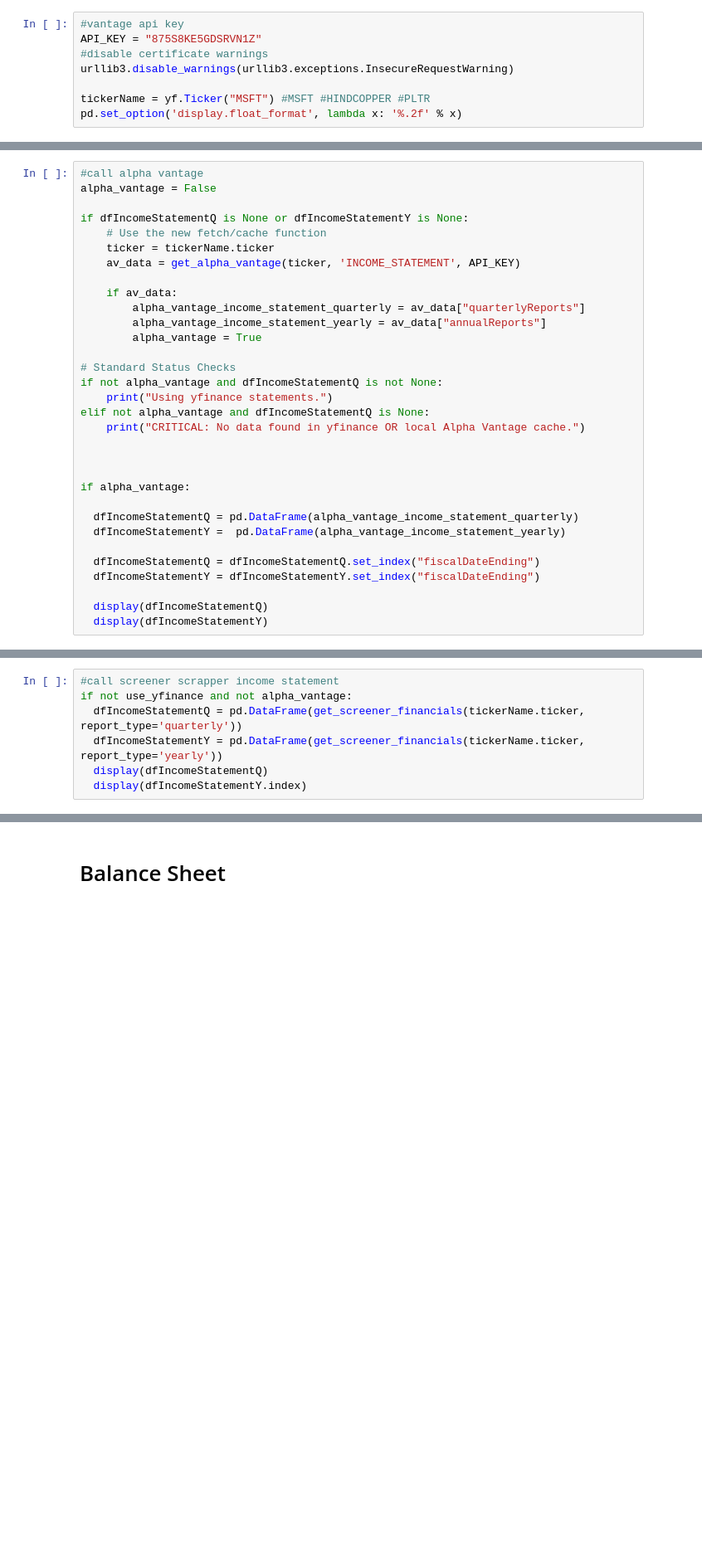
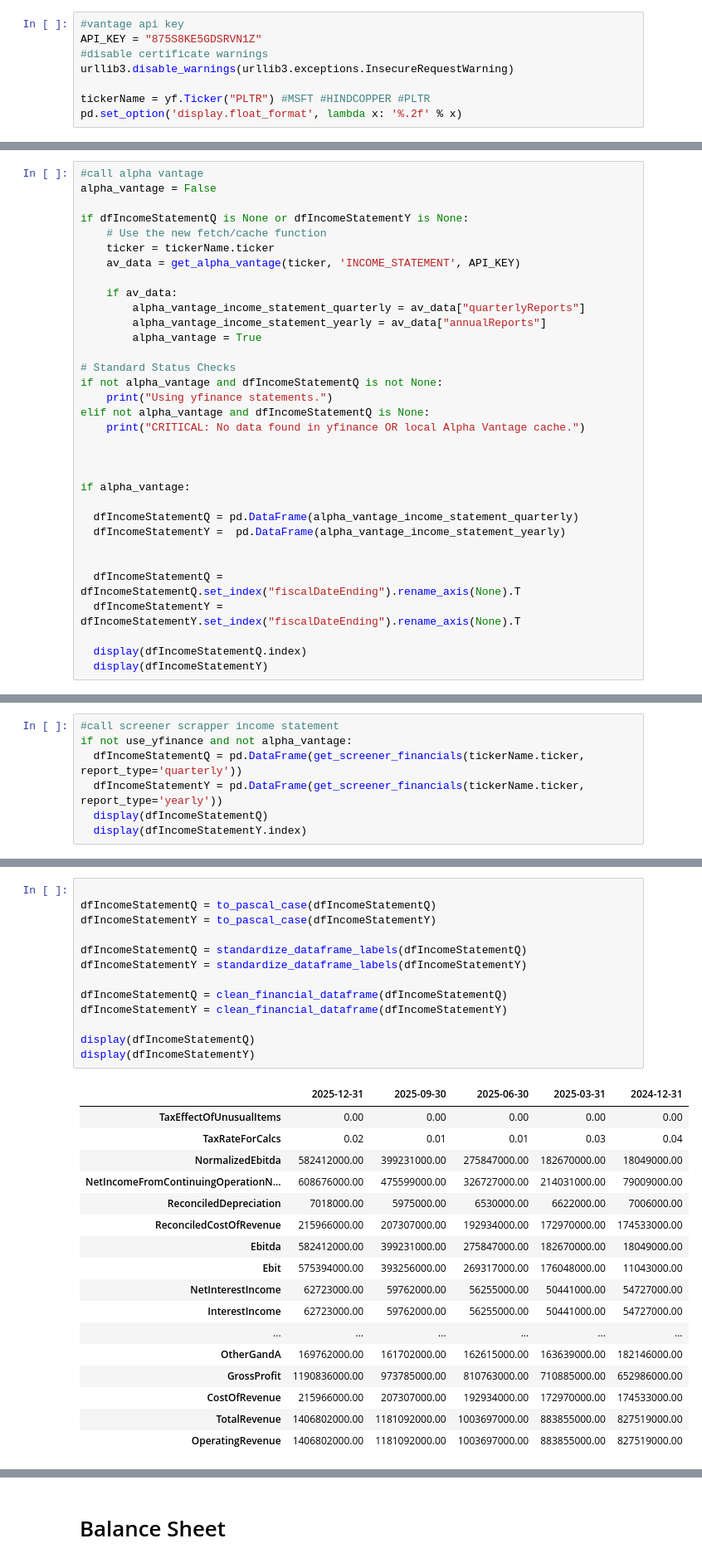
Before and after one commit to ashishmaharana188/financial_ETL_project, a Jupyter notebook: statementScrape.ipynb, the cells around one changed output, grey strips where cells are left out. Shown at 83% size. Cells and saved outputs as stored; diff of their text form; blank space fills up the shorter version.

Commit message:
INCOME_STATEMENT_module

```diff
--- a/statementScrape.ipynb
+++ b/statementScrape.ipynb
@@ -16,7 +17,7 @@ API_KEY = "875S8KE5GDSRVN1Z"
 #disable certificate warnings
 urllib3.disable_warnings(urllib3.exceptions.InsecureRequestWarning)
 
-tickerName = yf.Ticker("MSFT") #MSFT #HINDCOPPER #PLTR
+tickerName = yf.Ticker("PLTR") #MSFT #HINDCOPPER #PLTR
 pd.set_option('display.float_format', lambda x: '%.2f' % x)
 # %%
 CACHE_DIR = "offline_statements"
@@ -174,8 +201,9 @@ if alpha_vantage:
   dfIncomeStatementQ = pd.DataFrame(alpha_vantage_income_statement_quarterly)
   dfIncomeStatementY =  pd.DataFrame(alpha_vantage_income_statement_yearly)
 
-  dfIncomeStatementQ = dfIncomeStatementQ.set_index("fiscalDateEnding")
-  dfIncomeStatementY = dfIncomeStatementY.set_index("fiscalDateEnding")
 
-  display(dfIncomeStatementQ)
+  dfIncomeStatementQ = dfIncomeStatementQ.set_index("fiscalDateEnding").rename_axis(None).T
+  dfIncomeStatementY = dfIncomeStatementY.set_index("fiscalDateEnding").rename_axis(None).T
+
+  display(dfIncomeStatementQ.index)
   display(dfIncomeStatementY)
@@ -492,0 +579,31 @@ if 'TaxProvision' not in dfIncomeStatementY.index:
+# %%
+
+dfIncomeStatementQ = to_pascal_case(dfIncomeStatementQ)
+dfIncomeStatementY = to_pascal_case(dfIncomeStatementY)
+
+dfIncomeStatementQ = standardize_dataframe_labels(dfIncomeStatementQ)
+dfIncomeStatementY = standardize_dataframe_labels(dfIncomeStatementY)
+
+dfIncomeStatementQ = clean_financial_dataframe(dfIncomeStatementQ)
+dfIncomeStatementY = clean_financial_dataframe(dfIncomeStatementY)
+
+display(dfIncomeStatementQ)
+display(dfIncomeStatementY)
+# %% [output]
+|  | 2025-12-31 | 2025-09-30 | 2025-06-30 | 2025-03-31 | 2024-12-31 |
+| TaxEffectOfUnusualItems | 0.00 | 0.00 | 0.00 | 0.00 | 0.00 |
+| TaxRateForCalcs | 0.02 | 0.01 | 0.01 | 0.03 | 0.04 |
+| NormalizedEbitda | 582412000.00 | 399231000.00 | 275847000.00 | 182670000.00 | 18049000.00 |
+| NetIncomeFromContinuingOperationN... | 608676000.00 | 475599000.00 | 326727000.00 | 214031000.00 | 79009000.00 |
+| ReconciledDepreciation | 7018000.00 | 5975000.00 | 6530000.00 | 6622000.00 | 7006000.00 |
+| ReconciledCostOfRevenue | 215966000.00 | 207307000.00 | 192934000.00 | 172970000.00 | 174533000.00 |
+| Ebitda | 582412000.00 | 399231000.00 | 275847000.00 | 182670000.00 | 18049000.00 |
+| Ebit | 575394000.00 | 393256000.00 | 269317000.00 | 176048000.00 | 11043000.00 |
+| NetInterestIncome | 62723000.00 | 59762000.00 | 56255000.00 | 50441000.00 | 54727000.00 |
+| InterestIncome | 62723000.00 | 59762000.00 | 56255000.00 | 50441000.00 | 54727000.00 |
+| ... | ... | ... | ... | ... | ... |
+| OtherGandA | 169762000.00 | 161702000.00 | 162615000.00 | 163639000.00 | 182146000.00 |
+| GrossProfit | 1190836000.00 | 973785000.00 | 810763000.00 | 710885000.00 | 652986000.00 |
+| CostOfRevenue | 215966000.00 | 207307000.00 | 192934000.00 | 172970000.00 | 174533000.00 |
+| TotalRevenue | 1406802000.00 | 1181092000.00 | 1003697000.00 | 883855000.00 | 827519000.00 |
+| OperatingRevenue | 1406802000.00 | 1181092000.00 | 1003697000.00 | 883855000.00 | 827519000.00 |
```
Also changed, not shown: parts of 17 cells of this notebook.
